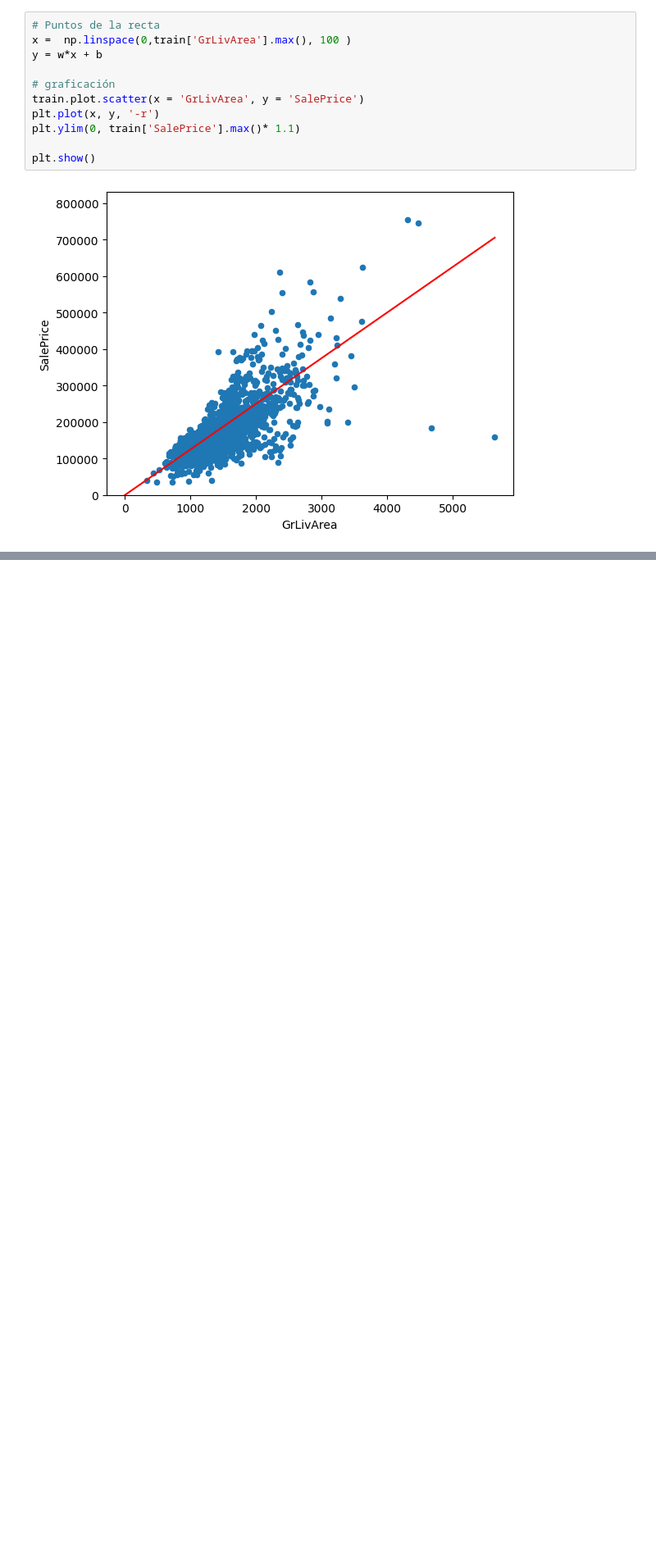
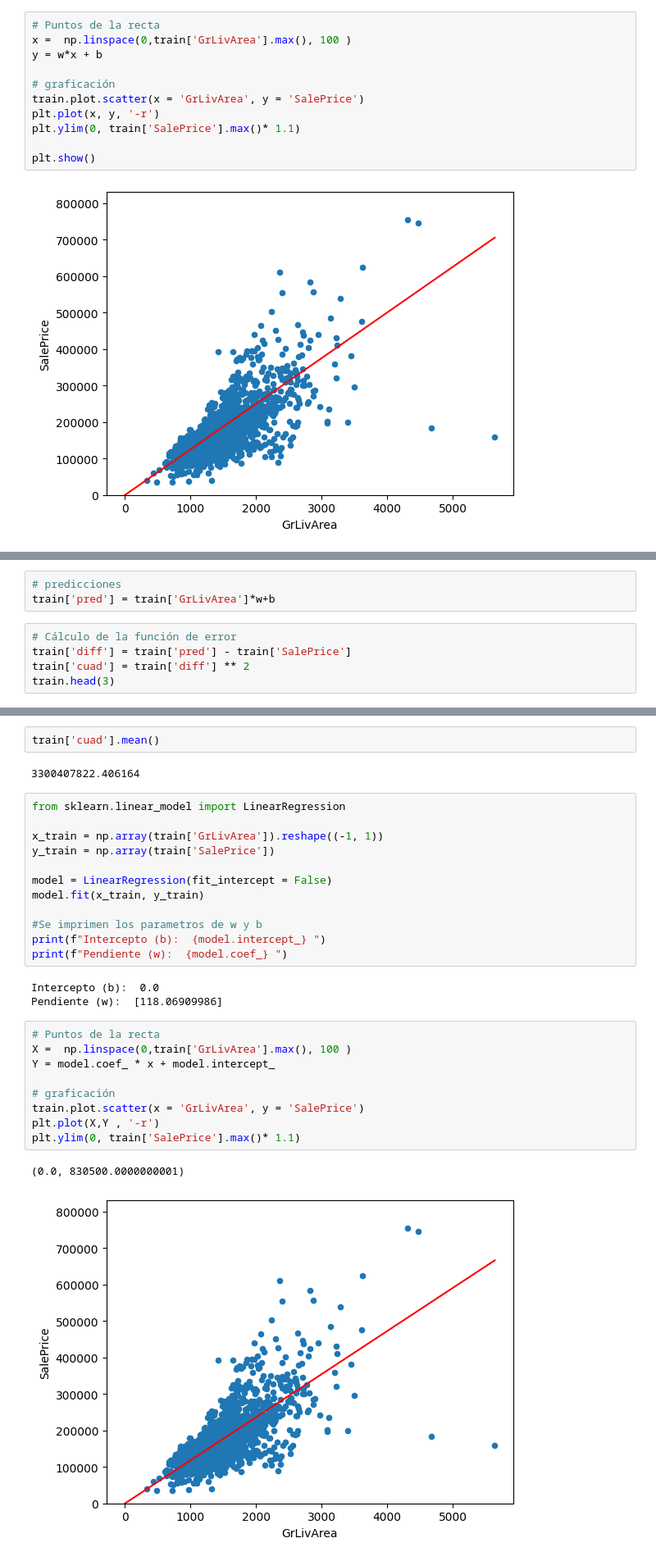
Before and after one commit to BricoBC/regresion_lineal_simple, a Jupyter notebook: main.ipynb, the cells around one changed output, grey strips where cells are left out. Shown: that part at 82% size. Saved outputs shown, nothing was run; the diff lists cells and outputs as text; blank space fills up the shorter version.

```diff
--- a/main.ipynb
+++ b/main.ipynb
@@ -90,0 +94,8 @@ $$
+# %%
+# predicciones
+train['pred'] = train['GrLivArea']*w+b
+# %%
+# Cálculo de la función de error
+train['diff'] = train['pred'] - train['SalePrice']
+train['cuad'] = train['diff'] ** 2
+train.head(3)
@@ -90,0 +108,31 @@ $$
+# %%
+train['cuad'].mean()
+# %% [output]
+3300407822.406164
+# %%
+from sklearn.linear_model import LinearRegression
+
+x_train = np.array(train['GrLivArea']).reshape((-1, 1))
+y_train = np.array(train['SalePrice'])
+
+model = LinearRegression(fit_intercept = False)
+model.fit(x_train, y_train)
+
+#Se imprimen los parametros de w y b
+print(f"Intercepto (b):  {model.intercept_} ")
+print(f"Pendiente (w):  {model.coef_} ")
+# %% [output]
+Intercepto (b):  0.0
+Pendiente (w):  [118.06909986]
+# %%
+# Puntos de la recta
+X =  np.linspace(0,train['GrLivArea'].max(), 100 )
+Y = model.coef_ * x + model.intercept_
+
+# graficación
+train.plot.scatter(x = 'GrLivArea', y = 'SalePrice')
+plt.plot(X,Y , '-r')
+plt.ylim(0, train['SalePrice'].max()* 1.1)
+# %% [output]
+(0.0, 830500.0000000001)
+[figure, added]
```
Also changed, not shown: parts of 3 cells of this notebook, 2 other files.
